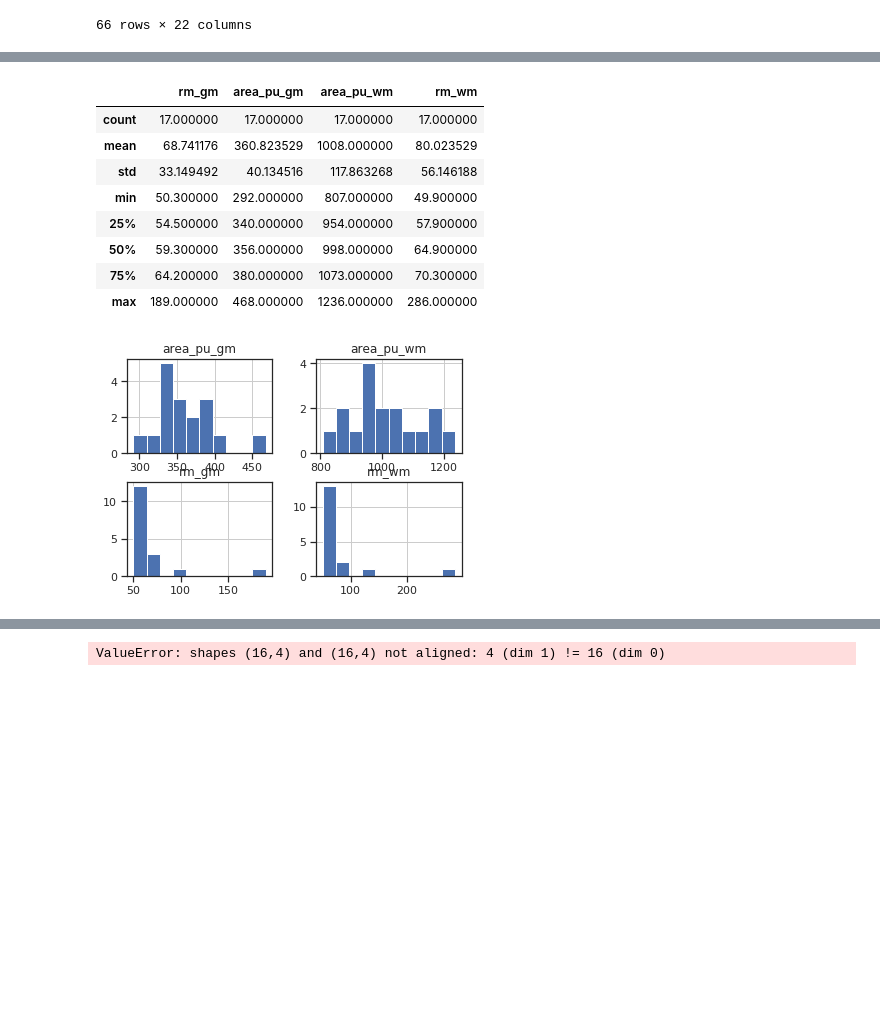
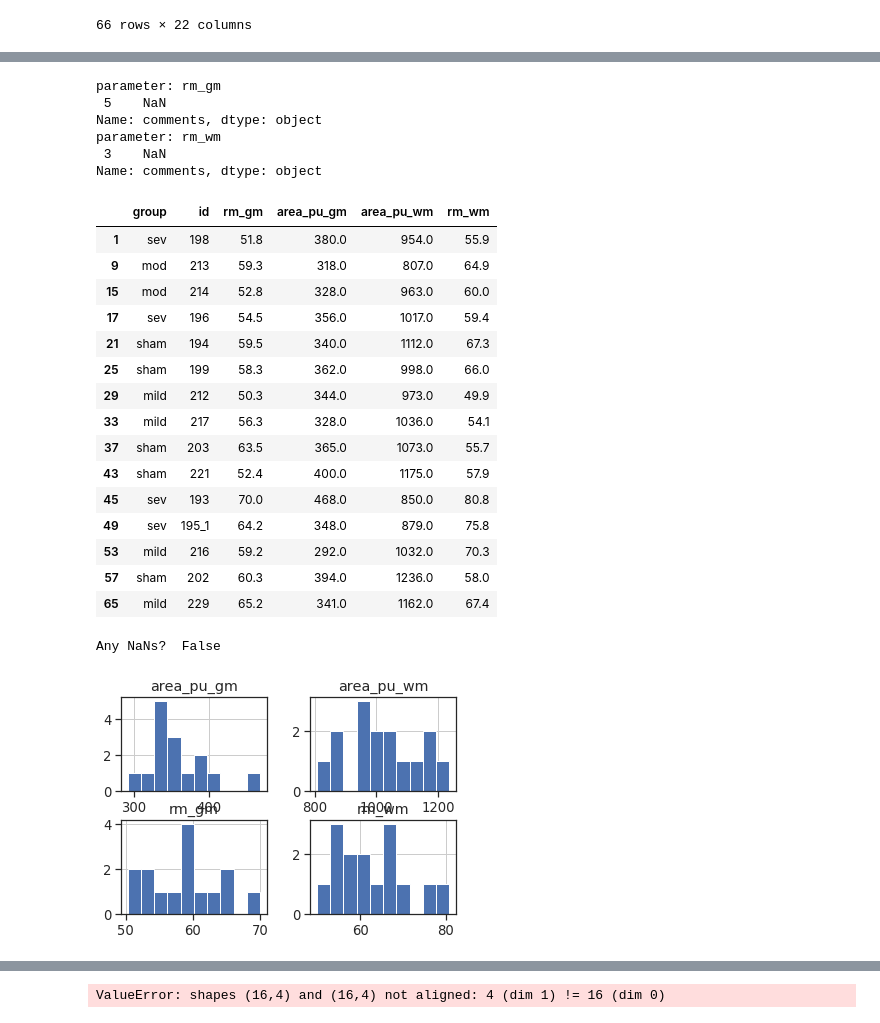
Before and after one commit to felixsc1/SpinalCord, a Jupyter notebook: Notebooks/Analysis.ipynb, the cells around one changed output, grey strips where cells are left out. Cells and saved outputs as stored; diff of their text form; code cells hidden in the pictures; blank space fills up the shorter version.

Commit message:
more cleanup and visualizations

```diff
--- a/Notebooks/Analysis.ipynb
+++ b/Notebooks/Analysis.ipynb
@@ -5,22 +7,15 @@ import os
 # %%
-def getinfo(folders):
+def getExcel(folders):
     excelfile = os.path.join(folders['main'],folders['excel'])
     info = pd.read_excel(f"{excelfile}", convert_float=True)
     info.columns = map(str.lower, info.columns)
-#     info.set_index('scan', inplace=True)
-    # info = info.append({'animal-id': 'folder'}, ignore_index=True)
-
-    # def get_subject_folders(main_folder, info):
-    #     for animal in info.columns
-
-#     info = find_animal_folders(info, folders['raw'])
     return(info)
 # %%
 folders = {}
 folders['main'] = '/mnt/c/Users/felix/OneDrive/WORK/2019ETH/Analysis'
 folders['excel'] = 'WM_GM_ROI_data.xlsx'
 # %%
-df = getinfo(folders)
+df = getExcel(folders)
 
 # cleanup
 
@@ -41,7 +36,7 @@ df['scan'] = split[1]
 
 df['group'].replace(regex=True,inplace=True,to_replace='.* ',value=r'')  # gives sham/sev/mod group (without the meanignless number)
 df.columns = [c.replace(' ', '_') for c in df.columns]  # prevent later errors due to spaces
-
+df = df.rename(columns={'unnamed:_18': 'comments'})  #rename those with weird names
 
 df
 # df['group'].str.split(" ", expand=True)
@@ -111,21 +64,60 @@ df_selection
+# %%
+# Select subset of data for analysis
+
+columns = ['group', 'id', 'rm_gm','area_pu_gm','area_pu_wm','rm_wm']
+
+selection = {}
+selection['contrast'] = 'T2'
+selection['segment'] = 'T6'
+
+
+selected_rows = df[(df['location_estimate'] == selection['segment']) & (df['acquisition'] == selection['contrast'])]
+
+df_selection = selected_rows[columns]
+
+testcols = ['rm_gm', 'rm_wm']
+maskdf = pd.DataFrame()
+for c in testcols:
+    # df_selection will keep getting smaller with each iteration.
+    s = ((df_selection[testcol] - df_selection[testcol].mean()) / df_selection[testcol].std()).abs() < 2
+
+    df_selection = df_selection[s]
+    outlier_id = s[s == False]
+    print(f"parameter: {c} \n {df.loc[outlier_id.index, 'comments']}")
+
+df_selection
+# %% [output]
+parameter: rm_gm
+ 5    NaN
+Name: comments, dtype: object
+parameter: rm_wm
+ 3    NaN
+Name: comments, dtype: object
+|  | group | id | rm_gm | area_pu_gm | area_pu_wm | rm_wm |
+| 1 | sev | 198 | 51.8 | 380.0 | 954.0 | 55.9 |
+| 9 | mod | 213 | 59.3 | 318.0 | 807.0 | 64.9 |
+| 15 | mod | 214 | 52.8 | 328.0 | 963.0 | 60.0 |
+| 17 | sev | 196 | 54.5 | 356.0 | 1017.0 | 59.4 |
+| 21 | sham | 194 | 59.5 | 340.0 | 1112.0 | 67.3 |
+| 25 | sham | 199 | 58.3 | 362.0 | 998.0 | 66.0 |
+| 29 | mild | 212 | 50.3 | 344.0 | 973.0 | 49.9 |
+| 33 | mild | 217 | 56.3 | 328.0 | 1036.0 | 54.1 |
+| 37 | sham | 203 | 63.5 | 365.0 | 1073.0 | 55.7 |
+| 43 | sham | 221 | 52.4 | 400.0 | 1175.0 | 57.9 |
+| 45 | sev | 193 | 70.0 | 468.0 | 850.0 | 80.8 |
+| 49 | sev | 195_1 | 64.2 | 348.0 | 879.0 | 75.8 |
+| 53 | mild | 216 | 59.2 | 292.0 | 1032.0 | 70.3 |
+| 57 | sham | 202 | 60.3 | 394.0 | 1236.0 | 58.0 |
+| 65 | mild | 229 | 65.2 | 341.0 | 1162.0 | 67.4 |
 # %%
 # check for outliers, missing values etc.
 
-df_selection.isnull().values.any()
+print('Any NaNs? ', df_selection.isnull().values.any())
 
 # df_selection.info()
 
-df_selection.hist()
-
 df_selection.describe()
+df_selection.hist();
 # %% [output]
-|  | rm_gm | area_pu_gm | area_pu_wm | rm_wm |
-| count | 17.000000 | 17.000000 | 17.000000 | 17.000000 |
-| mean | 68.741176 | 360.823529 | 1008.000000 | 80.023529 |
-| std | 33.149492 | 40.134516 | 117.863268 | 56.146188 |
-| min | 50.300000 | 292.000000 | 807.000000 | 49.900000 |
-| 25% | 54.500000 | 340.000000 | 954.000000 | 57.900000 |
-| 50% | 59.300000 | 356.000000 | 998.000000 | 64.900000 |
-| 75% | 64.200000 | 380.000000 | 1073.000000 | 70.300000 |
-| max | 189.000000 | 468.000000 | 1236.000000 | 286.000000 |
+Any NaNs?  False
-[figure, old version]
+[figure, new version]
```
Also changed, not shown: parts of 6 cells of this notebook.
